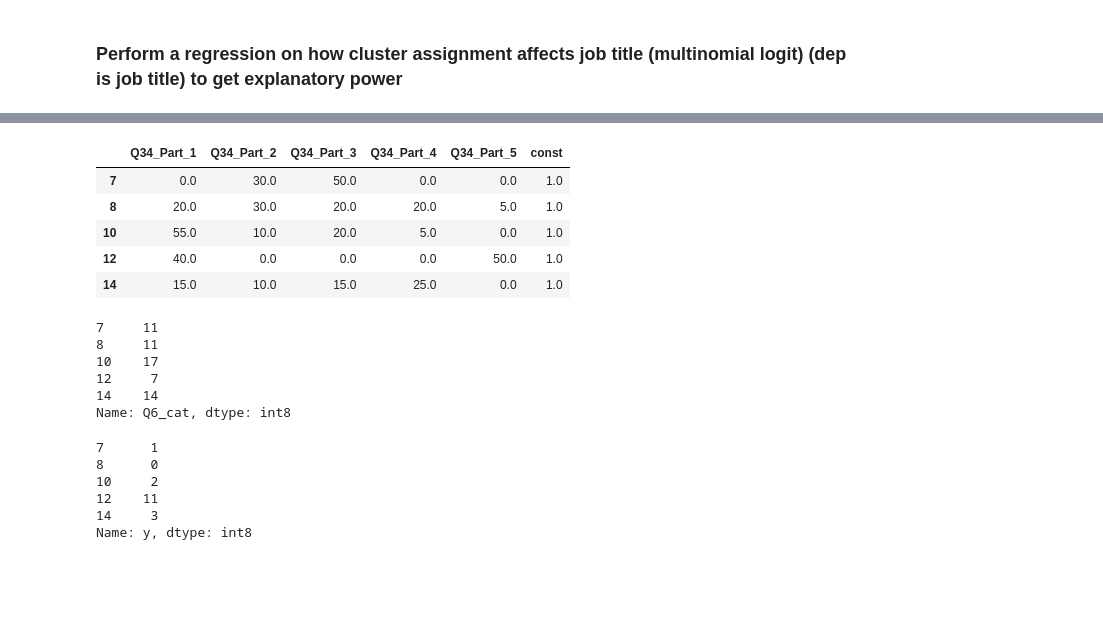
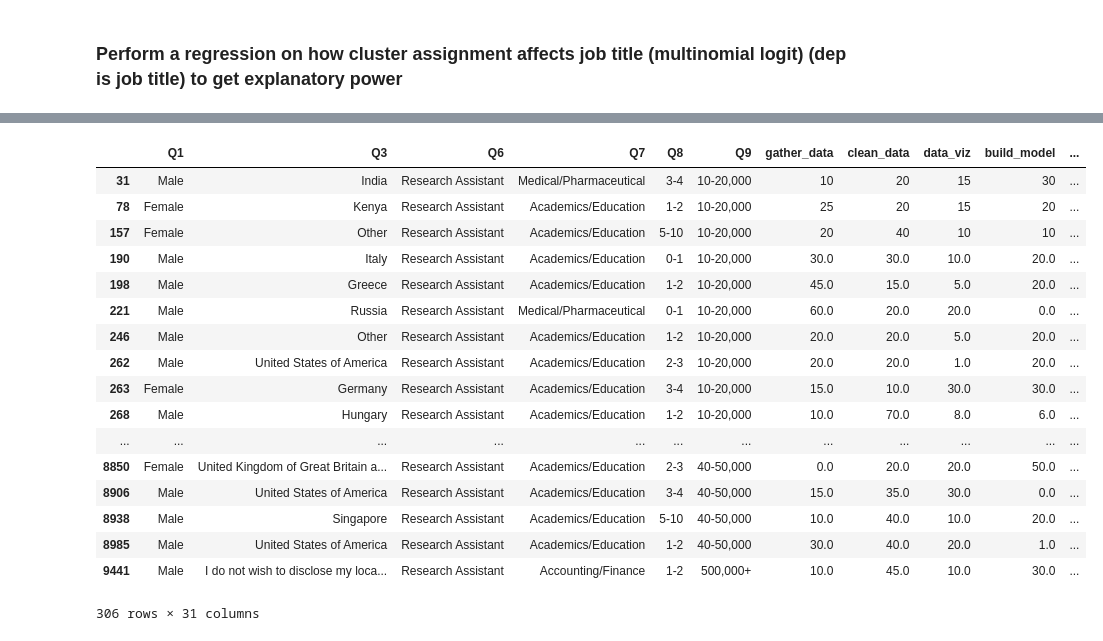
Before and after one commit to LISHarvard/what-is-a-data-scientist, a Jupyter notebook: time_use_comparison.ipynb, the cells around one changed output, grey strips where cells are left out. Drawn from its saved outputs; the diff is of its cells as text; code cells hidden in the pictures; blank space fills up the shorter version.

Commit message:
multinomial regression for time spent on job title

```diff
--- a/time_use_comparison.ipynb
+++ b/time_use_comparison.ipynb
@@ -542,15 +553,19 @@ const              -1.2492      0.162     -7.714      0.000      -1.567      -0.
 # %%
 # regress compensation on how spend time
 
-df_comp = df[['Q1', 'Q3', 'Q6', 'Q7', 'Q8', 'Q9', 'Q34_Part_1', 'Q34_Part_2', 'Q34_Part_3', 'Q34_Part_4', 'Q34_Part_5']]
+top10 = ['Data Scientist', 'Software Engineer', 'Data Analyst',
+       'Research Scientist', 'Other', 'Consultant', 'Data Engineer',
+       'Business Analyst', 'Manager', 'Research Assistant']
+
+df_comp = df[['Q1', 'Q3', 'Q6', 'Q7', 'Q8', 'Q9', 'Q34_Part_1', 'Q34_Part_2', 'Q34_Part_3', 'Q34_Part_4', 'Q34_Part_5', 'Q34_Part_6']]
 df_comp = df_comp.iloc[1:,]
 df_comp = df_comp.dropna(subset=['Q8', 'Q9', 'Q34_Part_1'])
 df_comp = df_comp[df_comp['Q9'] != 'I do not wish to disclose my approximate yearly compensation']
 df_comp = df_comp[df_comp['Q7'] != 'I am a student']
 
 # create gender bool
-df_comp['gender'] = 0
-df_comp.loc[df_comp['Q1'] == 'Male', 'gender'] = 1
+df_comp['female'] = 0
+df_comp.loc[df_comp['Q1'] == 'Female', 'female'] = 1
 
 # create country bools
 df_comp['usa'] = 0
@@ -578,6 +593,15 @@ df_comp.loc[df_comp['Q8'] == '15-20', 'exp'] = 7
 df_comp.loc[df_comp['Q8'] == '20-25', 'exp'] = 8
 df_comp.loc[df_comp['Q8'] == '25-30', 'exp'] = 9
 df_comp.loc[df_comp['Q8'] == '30 +', 'exp'] = 10
+
+# dummies for job titles
+job_titles = pd.get_dummies(df_comp['Q6'])
+job_titles = job_titles[top10]
+df_comp = pd.concat([df_comp, job_titles], axis=1)
+
+# rename time spent variables
+df_comp = df_comp.rename(columns={'Q34_Part_1': 'gather_data', 'Q34_Part_2': 'clean_data', 'Q34_Part_3': 'data_viz',
+                        'Q34_Part_4': 'build_model', 'Q34_Part_5': 'model_prod', 'Q34_Part_6': 'comm_insights'})
 # %%
 # regress compensation on how spend time
 # string to int for compensation level categories
@@ -589,6 +613,12 @@ comps = ['0-10,000', '10-20,000', '20-30,000', '30-40,000',
          '400-500,000', '500,000+']
 
 df_comp['y'] = df_comp['Q9'].astype(pd.api.types.CategoricalDtype(categories=comps)).cat.codes
+# %%
+# df_comp['average_comp'] = None
+df_avg_comp = pd.DataFrame(data={'Q9': comps, 'avg': [5000, 15000, 25000, 35000, 45000, 55000, 65000, 75000,
+                                                     85000, 95000, 112500, 137500, 175000, 225000, 275000,
+                                                     350000, 450000, 550000]})
+df_comp = df_comp.merge(df_avg_comp, on='Q9')
 # %%
 # run this in R
 df_comp.to_csv('compensation_data.csv')
@@ -626,27 +624,0 @@ const                  nan        nan        nan        nan         nan
-# %%
-X.head()
-# %% [output]
-|  | Q34_Part_1 | Q34_Part_2 | Q34_Part_3 | Q34_Part_4 | Q34_Part_5 | const |
-| 7 | 0.0 | 30.0 | 50.0 | 0.0 | 0.0 | 1.0 |
-| 8 | 20.0 | 30.0 | 20.0 | 20.0 | 5.0 | 1.0 |
-| 10 | 55.0 | 10.0 | 20.0 | 5.0 | 0.0 | 1.0 |
-| 12 | 40.0 | 0.0 | 0.0 | 0.0 | 50.0 | 1.0 |
-| 14 | 15.0 | 10.0 | 15.0 | 25.0 | 0.0 | 1.0 |
-# %%
-y.head()
-# %% [output]
-7     11
-8     11
-10    17
-12     7
-14    14
-Name: Q6_cat, dtype: int8
-# %%
-df_comp['y'].head()
-# %% [output]
-7      1
-8      0
-10     2
-12    11
-14     3
-Name: y, dtype: int8
@@ -652,0 +631,21 @@ Name: y, dtype: int8
+# %%
+df_comp[df_comp['Q6'] == 'Research Assistant']
+# %% [output]
+|  | Q1 | Q3 | Q6 | Q7 | Q8 | Q9 | gather_data | clean_data | data_viz | build_model | ... |
+| 31 | Male | India | Research Assistant | Medical/Pharmaceutical | 3-4 | 10-20,000 | 10 | 20 | 15 | 30 | ... |
+| 78 | Female | Kenya | Research Assistant | Academics/Education | 1-2 | 10-20,000 | 25 | 20 | 15 | 20 | ... |
+| 157 | Female | Other | Research Assistant | Academics/Education | 5-10 | 10-20,000 | 20 | 40 | 10 | 10 | ... |
+| 190 | Male | Italy | Research Assistant | Academics/Education | 0-1 | 10-20,000 | 30.0 | 30.0 | 10.0 | 20.0 | ... |
+| 198 | Male | Greece | Research Assistant | Academics/Education | 1-2 | 10-20,000 | 45.0 | 15.0 | 5.0 | 20.0 | ... |
+| 221 | Male | Russia | Research Assistant | Medical/Pharmaceutical | 0-1 | 10-20,000 | 60.0 | 20.0 | 20.0 | 0.0 | ... |
+| 246 | Male | Other | Research Assistant | Academics/Education | 1-2 | 10-20,000 | 20.0 | 20.0 | 5.0 | 20.0 | ... |
+| 262 | Male | United States of America | Research Assistant | Academics/Education | 2-3 | 10-20,000 | 20.0 | 20.0 | 1.0 | 20.0 | ... |
+| 263 | Female | Germany | Research Assistant | Academics/Education | 3-4 | 10-20,000 | 15.0 | 10.0 | 30.0 | 30.0 | ... |
+| 268 | Male | Hungary | Research Assistant | Academics/Education | 1-2 | 10-20,000 | 10.0 | 70.0 | 8.0 | 6.0 | ... |
+| ... | ... | ... | ... | ... | ... | ... | ... | ... | ... | ... | ... |
+| 8850 | Female | United Kingdom of Great Britain a... | Research Assistant | Academics/Education | 2-3 | 40-50,000 | 0.0 | 20.0 | 20.0 | 50.0 | ... |
+| 8906 | Male | United States of America | Research Assistant | Academics/Education | 3-4 | 40-50,000 | 15.0 | 35.0 | 30.0 | 0.0 | ... |
+| 8938 | Male | Singapore | Research Assistant | Academics/Education | 5-10 | 40-50,000 | 10.0 | 40.0 | 10.0 | 20.0 | ... |
+| 8985 | Male | United States of America | Research Assistant | Academics/Education | 1-2 | 40-50,000 | 30.0 | 40.0 | 20.0 | 1.0 | ... |
+| 9441 | Male | I do not wish to disclose my loca... | Research Assistant | Accounting/Finance | 1-2 | 500,000+ | 10.0 | 45.0 | 10.0 | 30.0 | ... |
+306 rows × 31 columns
```
Also changed, not shown: parts of 12 cells of this notebook, 1 other file.
